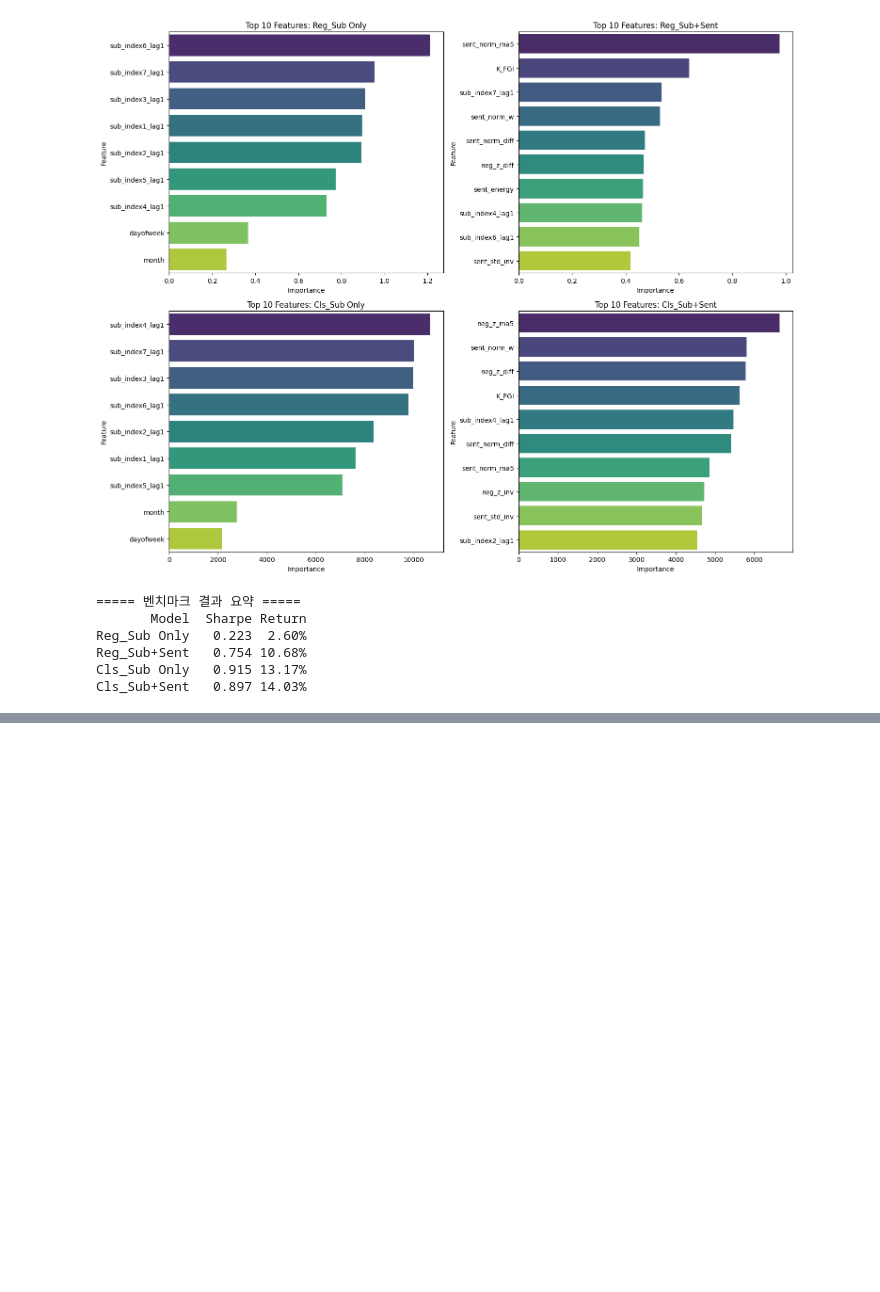
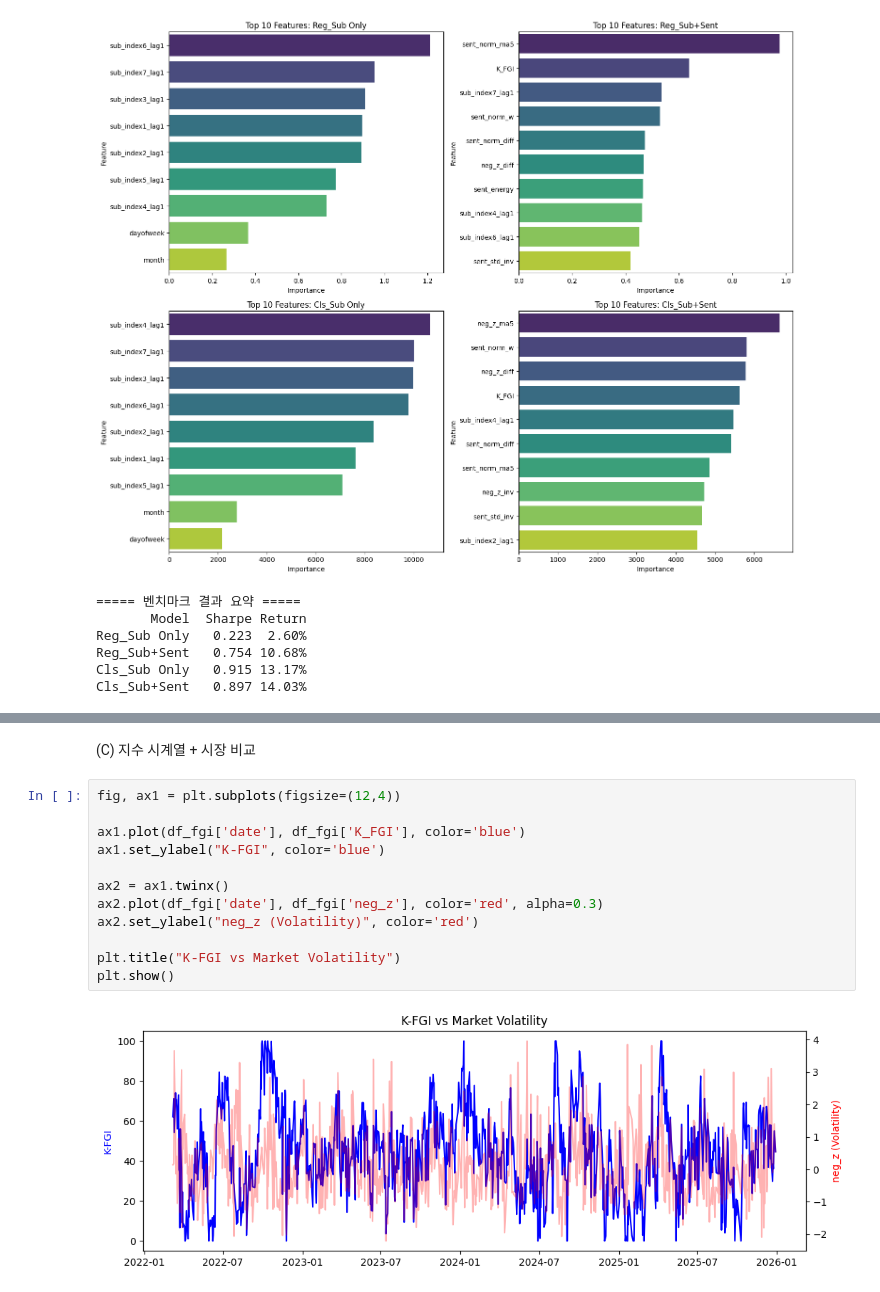
Before and after one commit to bkh4178/bitamin_26_winter_proj, a Jupyter notebook: geonho/prediction_modeling/Index_prediction.ipynb, the cells around one changed output, grey strips where cells are left out. Drawn from its saved outputs; the diff is of its cells as text; blank space fills up the shorter version.

```diff
--- a/geonho/prediction_modeling/Index_prediction.ipynb
+++ b/geonho/prediction_modeling/Index_prediction.ipynb
@@ -261,0 +271,16 @@ dtype: float64
+# %% [markdown]
+(C) 지수 시계열 + 시장 비교
+# %%
+fig, ax1 = plt.subplots(figsize=(12,4))
+
+ax1.plot(df_fgi['date'], df_fgi['K_FGI'], color='blue')
+ax1.set_ylabel("K-FGI", color='blue')
+
+ax2 = ax1.twinx()
+ax2.plot(df_fgi['date'], df_fgi['neg_z'], color='red', alpha=0.3)
+ax2.set_ylabel("neg_z (Volatility)", color='red')
+
+plt.title("K-FGI vs Market Volatility")
+plt.show()
+# %% [output]
+[figure, added]
```
Also changed, not shown: parts of 52 cells of this notebook, 14 other files.
